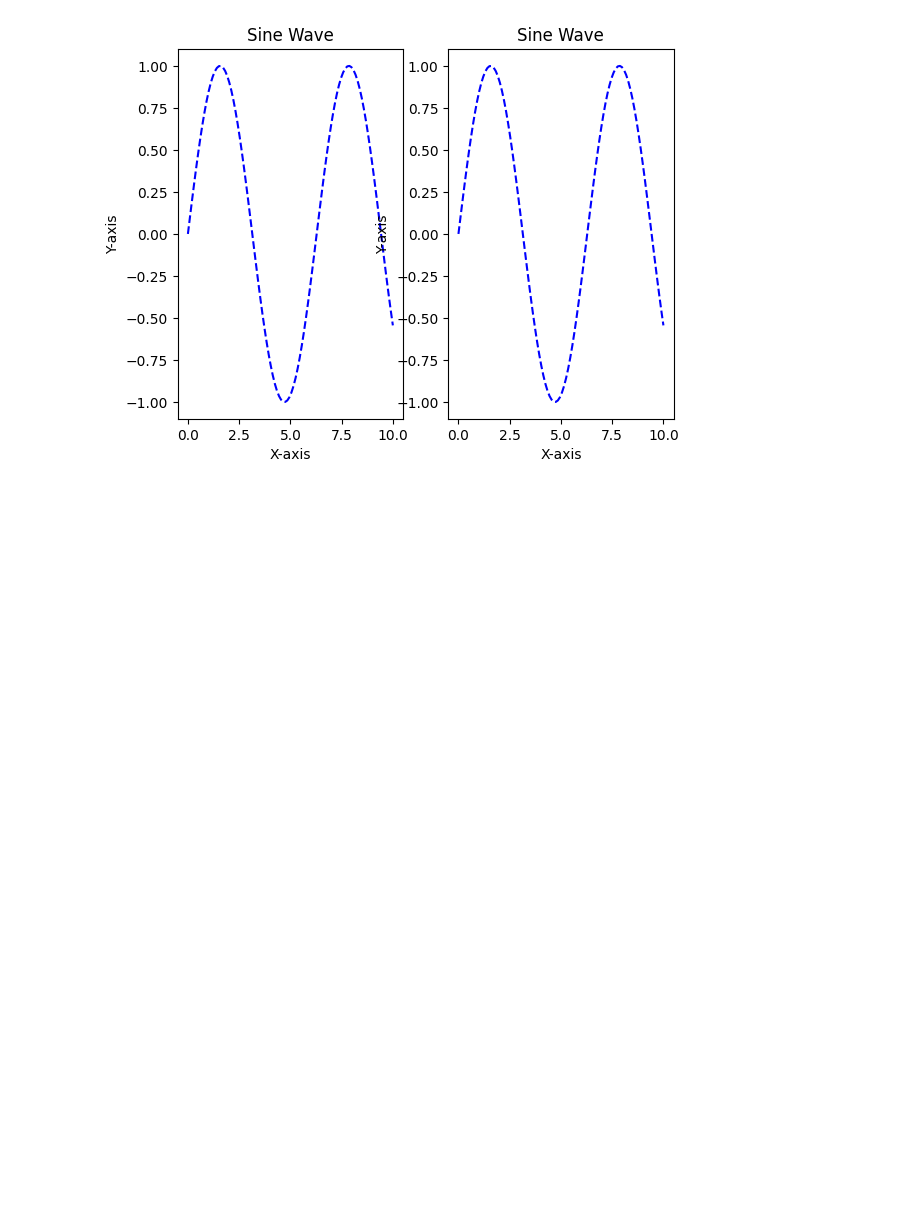
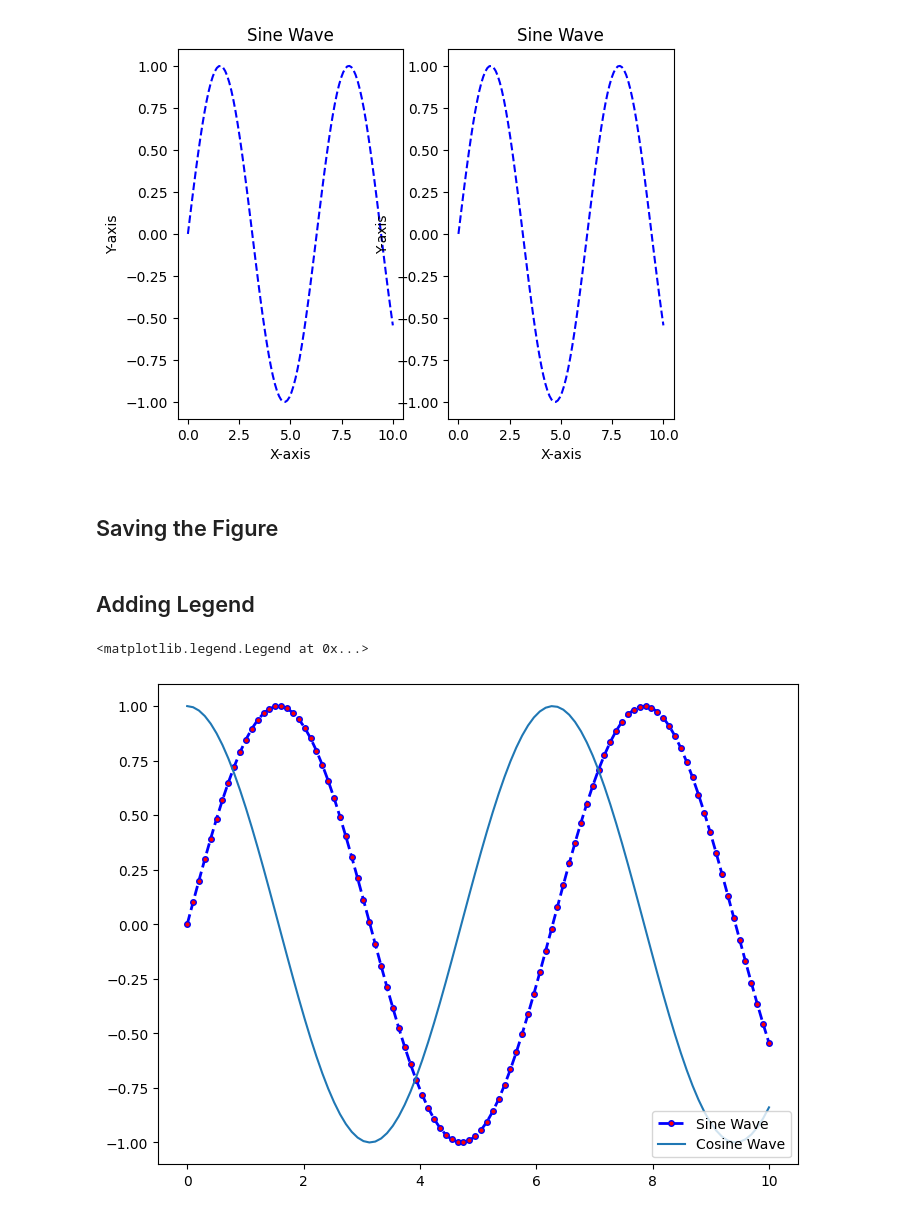
Before and after one commit to TETRAWasTaken/MonoRepo, a Jupyter notebook: DPEL/DPEL_Ass_8.ipynb, the cells around one changed output. Cells and saved outputs as stored; diff of their text form; code cells hidden in the pictures; blank space fills up the shorter version.

```diff
--- a/DPEL/DPEL_Ass_8.ipynb
+++ b/DPEL/DPEL_Ass_8.ipynb
@@ -67,3 +67,5 @@ for i in axes:
     i.plot(x, y, 'b--')
 # %% [output]
 [figure]
+# %% [markdown]
+## Saving the Figure
@@ -69,0 +74,12 @@ for i in axes:
+# %% [markdown]
+## Adding Legend
+# %%
+fig = plt.figure()
+
+ax = fig.add_axes([0, 0, 1, 1])
+ax.plot(x, y, label='Sine Wave', color='b', linestyle='--', linewidth=2, marker='o', markersize=4, markerfacecolor='r')
+ax.plot(x, np.cos(x), label='Cosine Wave')
+ax.legend(loc=4)
+# %% [output]
+<matplotlib.legend.Legend at 0x...>
+[figure, added]
```
Also changed, not shown: parts of 1 cell of this notebook, 1 other file.
